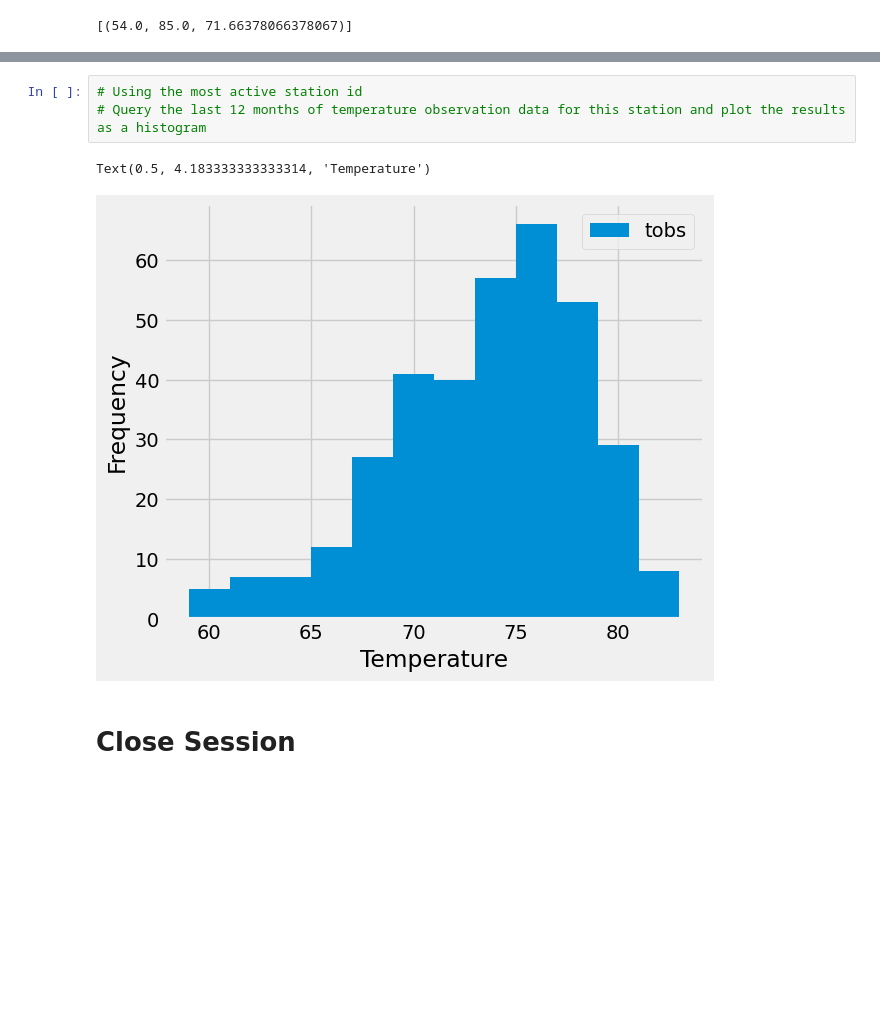
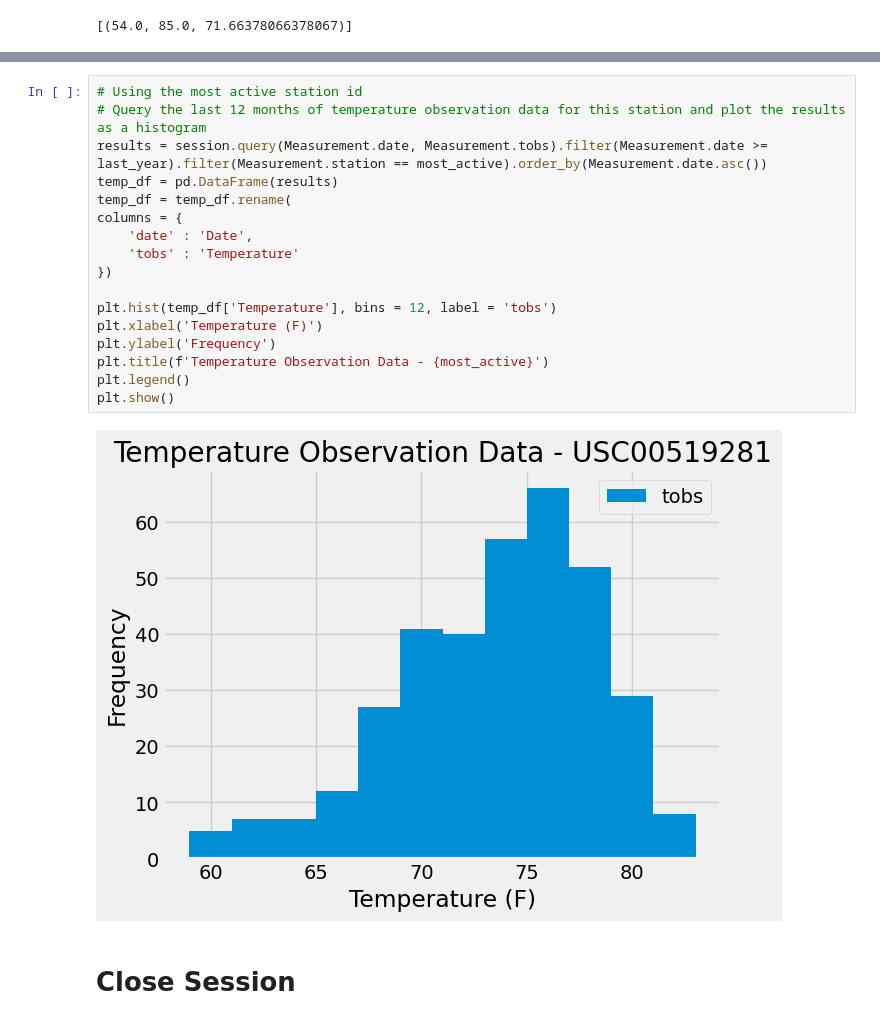
Before and after one commit to domoto86/sqlalchemy-challenge, a Jupyter notebook: SurfsUp/climate_starter.ipynb, the cells around one changed output, grey strips where cells are left out. Saved outputs shown, nothing was run; the diff lists cells and outputs as text; blank space fills up the shorter version.

```diff
--- a/SurfsUp/climate_starter.ipynb
+++ b/SurfsUp/climate_starter.ipynb
@@ -152,9 +158,22 @@ print(results)
 # %%
 # Using the most active station id
 # Query the last 12 months of temperature observation data for this station and plot the results as a histogram
+results = session.query(Measurement.date, Measurement.tobs).filter(Measurement.date >= last_year).filter(Measurement.station == most_active).order_by(Measurement.date.asc())
+temp_df = pd.DataFrame(results)
+temp_df = temp_df.rename(
+columns = {
+    'date' : 'Date',
+    'tobs' : 'Temperature'
+})
+
+plt.hist(temp_df['Temperature'], bins = 12, label = 'tobs')
+plt.xlabel('Temperature (F)')
+plt.ylabel('Frequency')
+plt.title(f'Temperature Observation Data - {most_active}')
+plt.legend()
+plt.show()
 # %% [output]
-Text(0.5, 4.183333333333314, 'Temperature')
-[figure, old version]
+[figure, new version]
 # %% [markdown]
 # Close Session
 # %%
```
Also changed, not shown: parts of 2 cells of this notebook.
